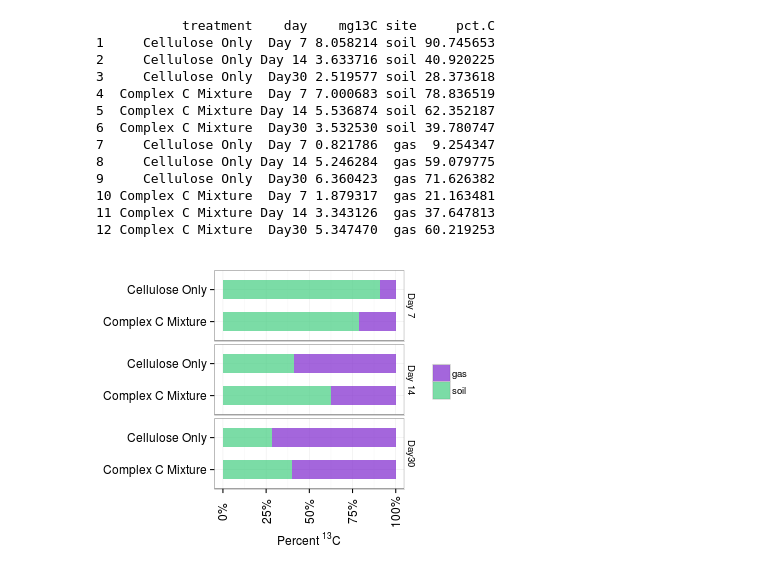
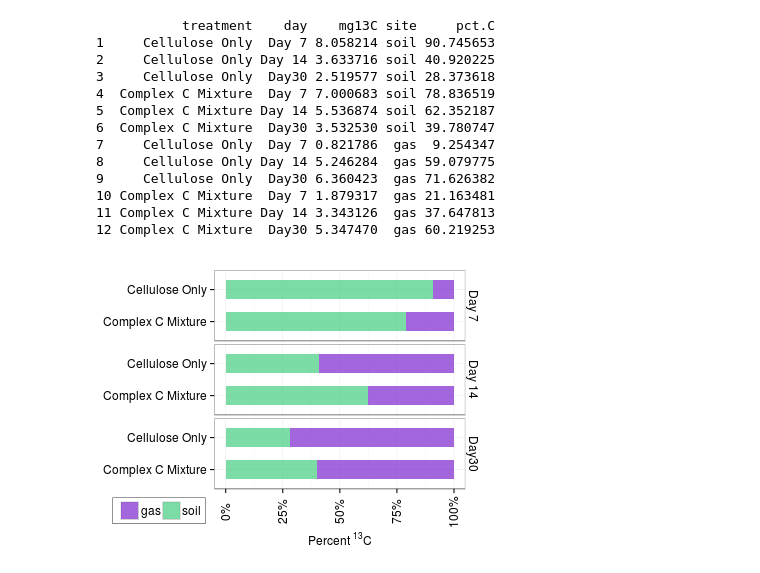
Before and after one commit to acampbellina/single_substrate, a Jupyter notebook: soil_Ccontent.ipynb, the cells around one changed output. Saved outputs shown, nothing was run; the diff lists cells and outputs as text; code cells hidden in the pictures.

```diff
--- a/soil_Ccontent.ipynb
+++ b/soil_Ccontent.ipynb
@@ -244,21 +326,26 @@ dat3
 # %%
 %%R -h 300 -w 400
 
 #colours = c("coral1", "dodgerblue1")
 library(scales)
 p2 = ggplot(dat3, aes(x = treatment, y = pct.C, fill = site))
 p2 = p2 + geom_bar(stat = "identity", position = "fill", width = 0.6, alpha = 0.70)
 p2 = p2 + facet_grid(day~., space="free_y")
 p2 = p2 + scale_y_continuous(labels = percent_format())
 p2 = p2 + coord_flip()
 p2 = p2 + theme_bw()
 p2 = p2 + labs(x = NULL, y = expression(paste("Percent ",{}^13,"C",sep="")), fill = NULL)
 p2 = p2 + theme(axis.text.x = element_text(size = 12, angle = 90, vjust = 0.5))
 p2 = p2 + theme(axis.text.y = element_text(size = 12))
+p2 = p2 + theme(axis.title.y = element_text(size = 12))
 p2 = p2 + scale_fill_manual(values = c("purple3", "seagreen3"))
-p2 = p2 + theme(strip.text.x = element_text(size=12))
+p2 = p2 + theme(strip.text.y = element_text(size=12))
 p2 = p2 + theme(strip.background = element_rect(fill = "white", colour = "white"))
+p2 = p2 + theme(legend.text = element_text(size = 12))
+p2 = p2 + theme(legend.position=c(-0.22,-0.1))
+p2 = p2 + theme(legend.background = element_rect(color = "black", size = 0.2, linetype = "solid"))
+p2 = p2 + theme(legend.direction = "horizontal")
 
 p2
 # %% [output]
-[figure, old version]
+[figure, new version]
```
Also changed, not shown: parts of 18 cells of this notebook.
